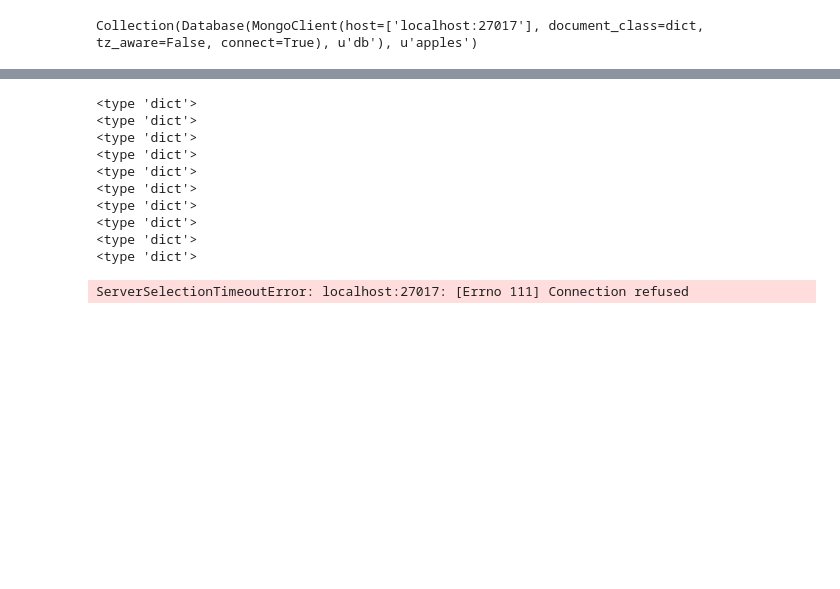
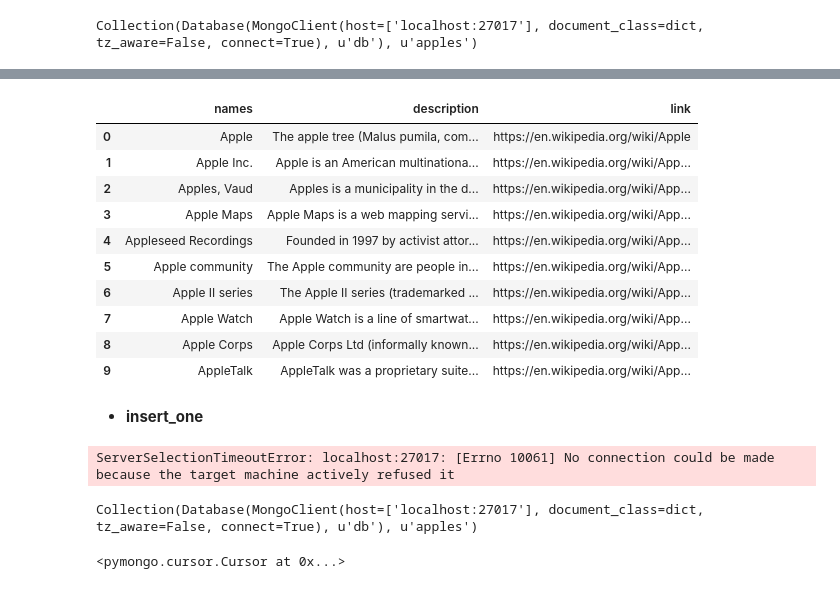
Before and after one commit to khanh96le/python_data_build, a Jupyter notebook: chapter6/chapter6_data_loading_storage_and_file_formats.ipynb, the cells around one changed output, grey strips where cells are left out. Saved outputs shown, nothing was run; the diff lists cells and outputs as text; code cells hidden in the pictures; blank space fills up the shorter version.

Commit message:
beginning of mongoDB

```diff
--- a/chapter6/chapter6_data_loading_storage_and_file_formats.ipynb
+++ b/chapter6/chapter6_data_loading_storage_and_file_formats.ipynb
@@ -793,49 +793,34 @@ data = json.loads(requests.get(url).text)
 # %%
 df = DataFrame(data[1:], index=['names', 'description', 'link'])
 df = df.T
+df
+# %% [output]
+|  | names | description | link |
+| 0 | Apple | The apple tree (Malus pumila, com... | https://en.wikipedia.org/wiki/Apple |
+| 1 | Apple Inc. | Apple is an American multinationa... | https://en.wikipedia.org/wiki/App... |
+| 2 | Apples, Vaud | Apples is a municipality in the d... | https://en.wikipedia.org/wiki/App... |
+| 3 | Apple Maps | Apple Maps is a web mapping servi... | https://en.wikipedia.org/wiki/App... |
+| 4 | Appleseed Recordings | Founded in 1997 by activist attor... | https://en.wikipedia.org/wiki/App... |
+| 5 | Apple community | The Apple community are people in... | https://en.wikipedia.org/wiki/App... |
+| 6 | Apple II series | The Apple II series (trademarked ... | https://en.wikipedia.org/wiki/App... |
+| 7 | Apple Watch | Apple Watch is a line of smartwat... | https://en.wikipedia.org/wiki/App... |
+| 8 | Apple Corps | Apple Corps Ltd (informally known... | https://en.wikipedia.org/wiki/App... |
+| 9 | AppleTalk | AppleTalk was a proprietary suite... | https://en.wikipedia.org/wiki/App... |
+# %% [markdown]
+* **insert_one**
 # %%
 dicts = df.T.to_dict().values()
 for data in dicts:
-    print type(data)
+    apples.insert_one(data)
 # %% [output]
-<type 'dict'>
-<type 'dict'>
-<type 'dict'>
-<type 'dict'>
-<type 'dict'>
-<type 'dict'>
-<type 'dict'>
-<type 'dict'>
-<type 'dict'>
-<type 'dict'>
+ServerSelectionTimeoutError: localhost:27017: [Errno 10061] No connection could be made because the target machine actively refused it
-# %%
-from datetime import datetime
-result = db.restaurants.insert_one(
-    {
-        "address": {
-            "street": "2 Avenue",
-            "zipcode": "10075",
-            "building": "1480",
-            "coord": [-73.9557413, 40.7720266]
-        },
-        "borough": "Manhattan",
-        "cuisine": "Italian",
-        "grades": [
-            {
-                "date": datetime.strptime("2014-10-01", "%Y-%m-%d"),
-                "grade": "A",
-                "score": 11
-            },
-            {
-                "date": datetime.strptime("2014-01-16", "%Y-%m-%d"),
-                "grade": "B",
-                "score": 17
-            }
-        ],
-        "name": "Vella",
-        "restaurant_id": "41704620"
-    }
-)
-result
-# %% [output]
-ServerSelectionTimeoutError: localhost:27017: [Errno 111] Connection refused
+# %%
+apples
+# %% [output]
+Collection(Database(MongoClient(host=['localhost:27017'], document_class=dict, tz_aware=False, connect=True), u'db'), u'apples')
+# %%
+apples.find({'description': 'The apple tree (Malus pumila, commonly and erroneously called Malus domestica) is a deciduous tree in the rose family best known for its sweet, pomaceous fruit, the apple.',
+ 'link': 'https://en.wikipedia.org/wiki/Apple',
+ 'names': 'Apple'})
+# %% [output]
+<pymongo.cursor.Cursor at 0x...>
```
Also changed, not shown: parts of 5 cells of this notebook, 6 other files.
